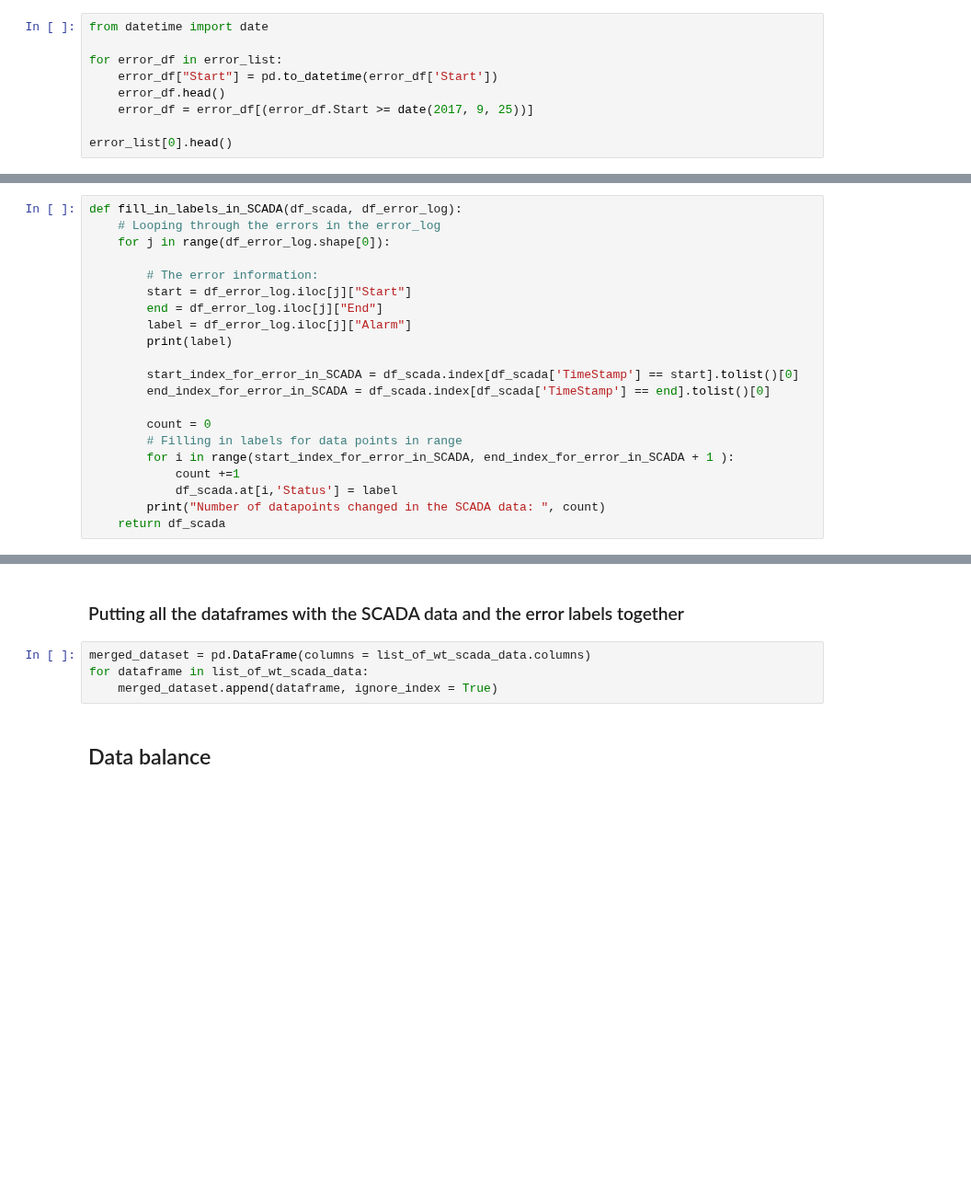
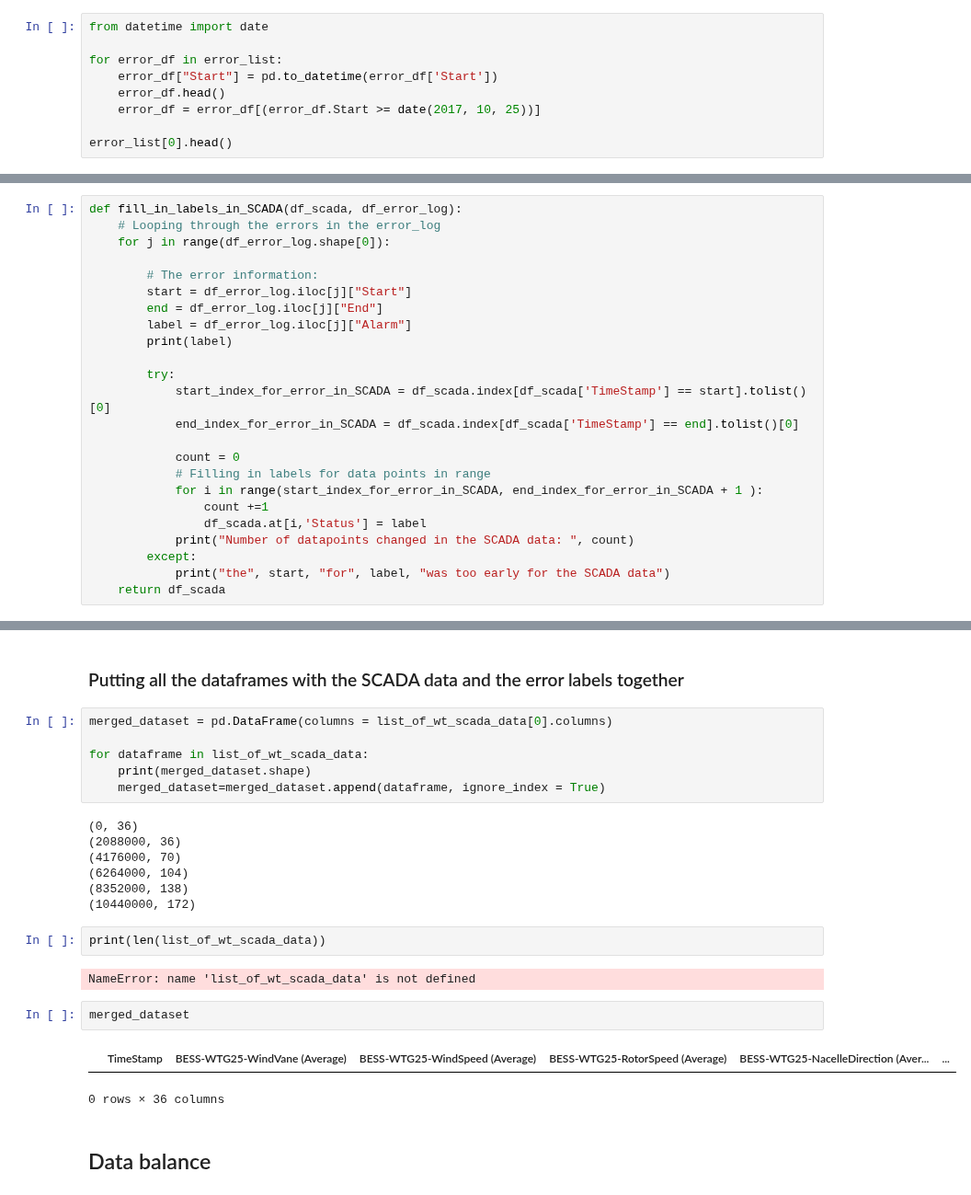
Before and after one commit to StianIsmar/project-thesis, a Jupyter notebook: TE/fill_in_blanks.ipynb, the cells around one changed output, grey strips where cells are left out. Shown at 92% size. Cells and saved outputs as stored; diff of their text form; blank space fills up the shorter version.

```diff
--- a/TE/fill_in_blanks.ipynb
+++ b/TE/fill_in_blanks.ipynb
@@ -245,7 +318,7 @@ from datetime import date
 for error_df in error_list:
     error_df["Start"] = pd.to_datetime(error_df['Start'])
     error_df.head()
-    error_df = error_df[(error_df.Start >= date(2017, 9, 25))]
+    error_df = error_df[(error_df.Start >= date(2017, 10, 25))]
 
 error_list[0].head()
 # %% [output]
@@ -459,15 +567,18 @@ def fill_in_labels_in_SCADA(df_scada, df_error_log):
         label = df_error_log.iloc[j]["Alarm"]
         print(label)
 
-        start_index_for_error_in_SCADA = df_scada.index[df_scada['TimeStamp'] == start].tolist()[0]
-        end_index_for_error_in_SCADA = df_scada.index[df_scada['TimeStamp'] == end].tolist()[0]
+        try:
+            start_index_for_error_in_SCADA = df_scada.index[df_scada['TimeStamp'] == start].tolist()[0]
+            end_index_for_error_in_SCADA = df_scada.index[df_scada['TimeStamp'] == end].tolist()[0]
 
-        count = 0
-        # Filling in labels for data points in range
-        for i in range(start_index_for_error_in_SCADA, end_index_for_error_in_SCADA + 1 ):
-            count +=1
-            df_scada.at[i,'Status'] = label
-        print("Number of datapoints changed in the SCADA data: ", count)
+            count = 0
+            # Filling in labels for data points in range
+            for i in range(start_index_for_error_in_SCADA, end_index_for_error_in_SCADA + 1 ):
+                count +=1
+                df_scada.at[i,'Status'] = label
+            print("Number of datapoints changed in the SCADA data: ", count)
+        except:
+            print("the", start, "for", label, "was too early for the SCADA data")
     return df_scada
 # %%
 # Filling in all labels in the SCADA data:
@@ -489,9 +630,27 @@ WTG01 Unique Errors :  ['Other' 'Status_9_Substatus_8' 'Status_62_Substatus_30']
 # %% [markdown]
 ### Putting all the dataframes with the SCADA data and the error labels together
 # %%
-merged_dataset = pd.DataFrame(columns = list_of_wt_scada_data.columns)
+merged_dataset = pd.DataFrame(columns = list_of_wt_scada_data[0].columns)
+
 for dataframe in list_of_wt_scada_data:
-    merged_dataset.append(dataframe, ignore_index = True)
+    print(merged_dataset.shape)
+    merged_dataset=merged_dataset.append(dataframe, ignore_index = True)
+# %% [output]
+(0, 36)
+(2088000, 36)
+(4176000, 70)
+(6264000, 104)
+(8352000, 138)
+(10440000, 172)
+# %%
+print(len(list_of_wt_scada_data))
+# %% [output]
+NameError: name 'list_of_wt_scada_data' is not defined
+# %%
+merged_dataset
+# %% [output]
+|  | TimeStamp | BESS-WTG25-WindVane (Average) | BESS-WTG25-WindSpeed (Average) | BESS-WTG25-RotorSpeed (Average) | BESS-WTG25-NacelleDirection (Aver... | ... |
+0 rows × 36 columns
 # %% [markdown]
 ## Data balance
 # %%
```
Also changed, not shown: parts of 30 cells of this notebook, 6 other files.
